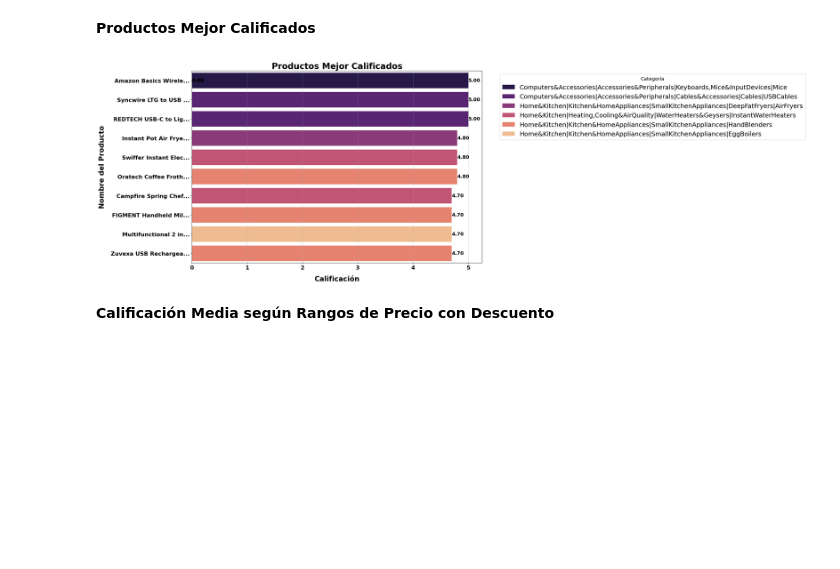
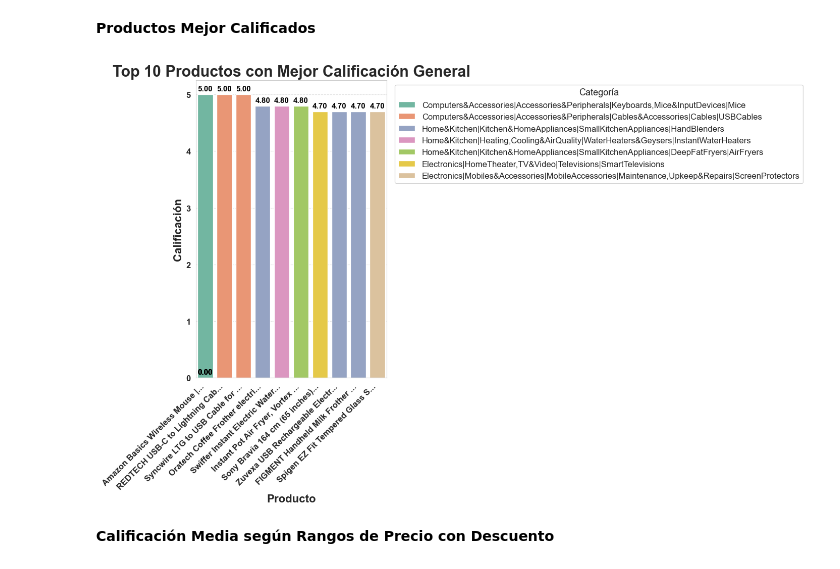
Before and after one commit to juanpzapata-labs/Proyecto, a Jupyter notebook: Proyecto_ultima_version.ipynb, the cells around one changed output. Cells and saved outputs as stored; diff of their text form; code cells hidden in the pictures; blank space fills up the shorter version.

```diff
--- a/Proyecto_ultima_version.ipynb
+++ b/Proyecto_ultima_version.ipynb
@@ -113,6 +130,6 @@ warnings.filterwarnings('ignore')
 # %%
-df=pd.read_csv('/content/Proyecto/amazon.csv')
-df.head(3)
+df=pd.read_csv('C:/Users/Usuario/Desktop/Proyecto 1 - Curso/amazon.csv')
+df.head()
 # %% [output]
 |  | product_id | product_name | category | discounted_price | actual_price | discount_percentage | rating | ... |
 | 0 | B07JW9H4J1 | Wayona Nylon Braided USB to Light... | Computers&Accessories|Accessories... | ₹399 | ₹1,099 | 64% | 4.2 | ... |
@@ -496,67 +479,73 @@ top_rated_products
 # %% [markdown]
 **Productos Mejor Calificados**
 # %%
-# Identificar los productos con la mejor calificación general
-top_rated_products = df.sort_values(by='rating', ascending=False).head(10)
+# Configurar estilo
+sns.set_style("whitegrid")
 
-# Seleccionar las columnas relevantes
+# Seleccionar los 10 productos con mayor calificación
+top_rated_products = df.sort_values(by='rating', ascending=False).head(10).copy()
+
+# Columnas relevantes
 top_rated_products = top_rated_products[['category', 'product_id', 'product_name', 'rating']]
 
-# Crear una nueva columna para acortar los nombres de los productos para mejor visualización
+# Abreviar nombres largos
+MAX_NAME_LENGTH = 30
 top_rated_products['short_product_name'] = top_rated_products['product_name'].apply(
-    lambda x: x[:20] + '...' if len(x) > 20 else x
+    lambda x: x[:MAX_NAME_LENGTH] + '...' if len(x) > MAX_NAME_LENGTH else x
 )
 
-# Configurar el tamaño de la gráfica
-plt.figure(figsize=(15, 10))
-
-# Crear una paleta de colores basada en las categorías únicas
+# Paleta de colores amigable
 unique_categories = top_rated_products['category'].unique()
-palette = sns.color_palette("magma", len(unique_categories))
+palette = sns.color_palette("Set2", len(unique_categories))
 category_color_map = dict(zip(unique_categories, palette))
 
-# Crear un gráfico de barras horizontal con barras agrupadas por categoría
+# Configurar tamaño de figura
+plt.figure(figsize=(14, 9))
+
+# Crear gráfico de barras vertical
 barplot = sns.barplot(
     data=top_rated_products,
-    y='short_product_name',
-    x='rating',
+    x='short_product_name',
+    y='rating',
     hue='category',
     dodge=False,
     palette=category_color_map
 )
 
-# Añadir título y etiquetas con formato destacado
-plt.title('Productos Mejor Calificados', fontsize=24, fontweight='bold')
-plt.xlabel('Calificación', fontsize=20, fontweight='bold', labelpad=15)
-plt.ylabel('Nombre del Producto', fontsize=20, fontweight='bold', labelpad=15)
+# Título y etiquetas
+plt.title('Top 10 Productos con Mejor Calificación General', fontsize=22, fontweight='bold')
+plt.xlabel('Producto', fontsize=16, fontweight='bold')
+plt.ylabel('Calificación', fontsize=16, fontweight='bold')
 
-# Ajustar tamaño y posición de la leyenda
-plt.legend(title='Categoría', bbox_to_anchor=(1.05, 1), loc='upper left', fontsize=18, title_fontsize=14)
+# Ajustar etiquetas del eje x
+plt.xticks(rotation=45, ha='right', fontsize=12, fontweight='bold')
+plt.yticks(fontsize=12, fontweight='bold')
 
-# Mejorar visibilidad de las marcas de los ejes
-plt.xticks(fontsize=16, fontweight='bold')
-plt.yticks(fontsize=16, fontweight='bold')
+# Leyenda
+plt.legend(title='Categoría', bbox_to_anchor=(1.02, 1), loc='upper left', fontsize=12, title_fontsize=13)
 
-# Añadir etiquetas con el valor de cada barra a la derecha
+# Etiquetas numéricas encima de las barras
 for p in barplot.patches:
+    height = p.get_height()
     barplot.annotate(
-        f'{p.get_width():.2f}',
-        (p.get_width(), p.get_y() + p.get_height() / 2),
-        ha='left',
-        va='center',
-        fontsize=14,
+        f'{height:.2f}',
+        xy=(p.get_x() + p.get_width() / 2, height),
+        xytext=(0, 5),
+        textcoords='offset points',
+        ha='center',
+        fontsize=11,
         fontweight='bold',
         color='black'
     )
 
-# Añadir cuadrícula en el eje x con líneas punteadas y algo de transparencia
-plt.grid(axis='x', linestyle='--', alpha=0.7)
+# Cuadrícula solo en eje y
+plt.grid(axis='y', linestyle='--', alpha=0.6)
 
-# Ajustar el layout para evitar cortes y mostrar la gráfica
+# Ajustar layout
 plt.tight_layout()
 plt.show()
 # %% [output]
-[figure, old version]
+[figure, new version]
 # %% [markdown]
 **Calificación Media según Rangos de Precio con Descuento**
 # %%
```
Also changed, not shown: parts of 29 cells of this notebook.
